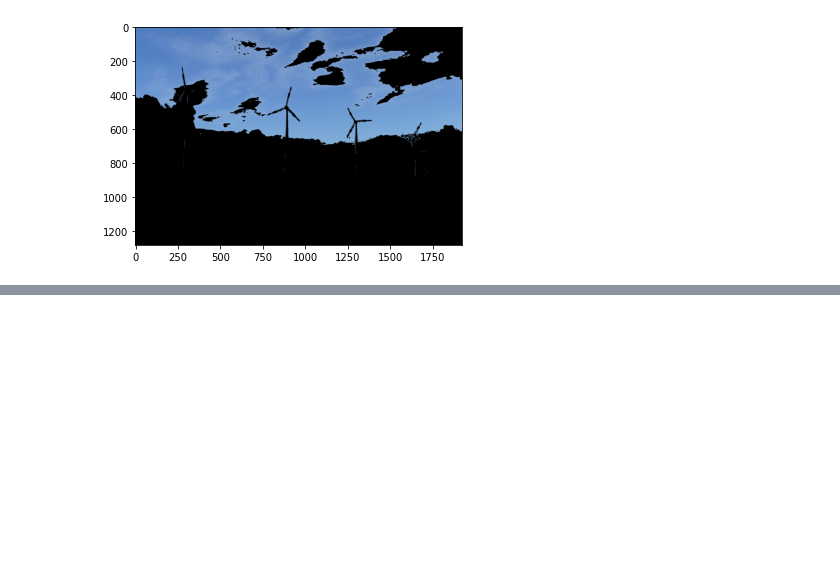
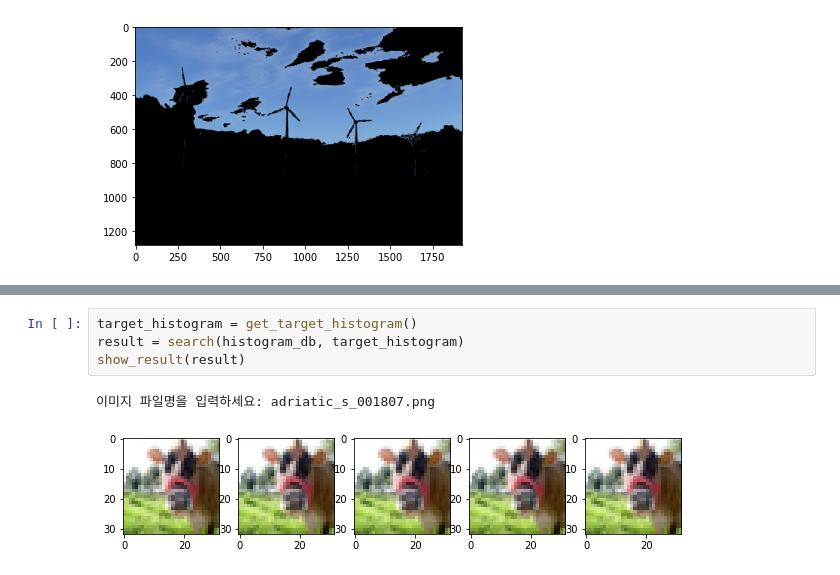
Before and after one commit to NiANo272/Aiffel_Study, a Jupyter notebook: HoloExp/Fundamental_16.ipynb, the cells around one changed output, grey strips where cells are left out. Cells and saved outputs as stored; diff of their text form; blank space fills up the shorter version.

```diff
--- a/HoloExp/Fundamental_16.ipynb
+++ b/HoloExp/Fundamental_16.ipynb
@@ -186,0 +323,7 @@ draw_color_histogram_from_image('adriatic_s_001807.png')
+# %%
+target_histogram = get_target_histogram()
+result = search(histogram_db, target_histogram)
+show_result(result)
+# %% [output]
+이미지 파일명을 입력하세요: adriatic_s_001807.png
+[figure, added]
```
Also changed, not shown: parts of 6 cells of this notebook.
